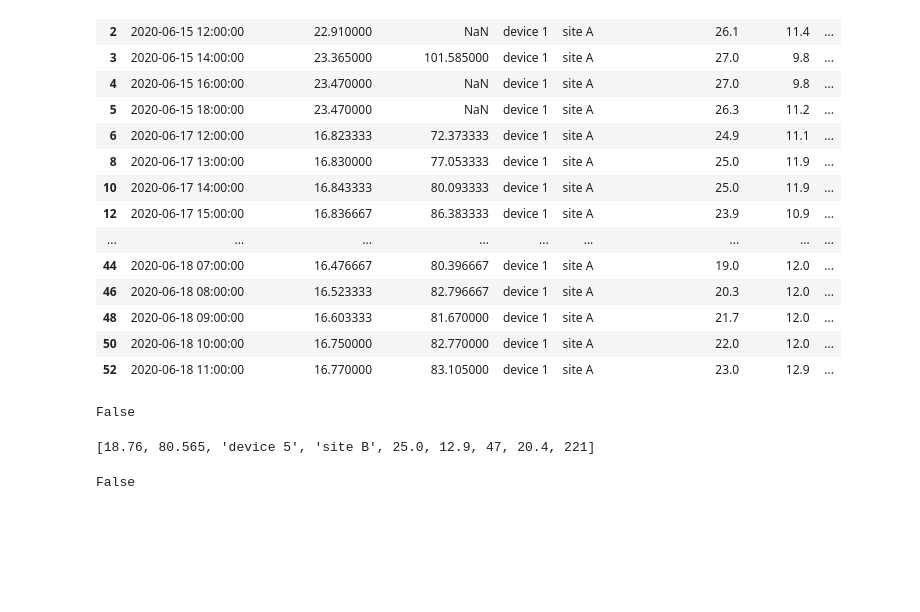
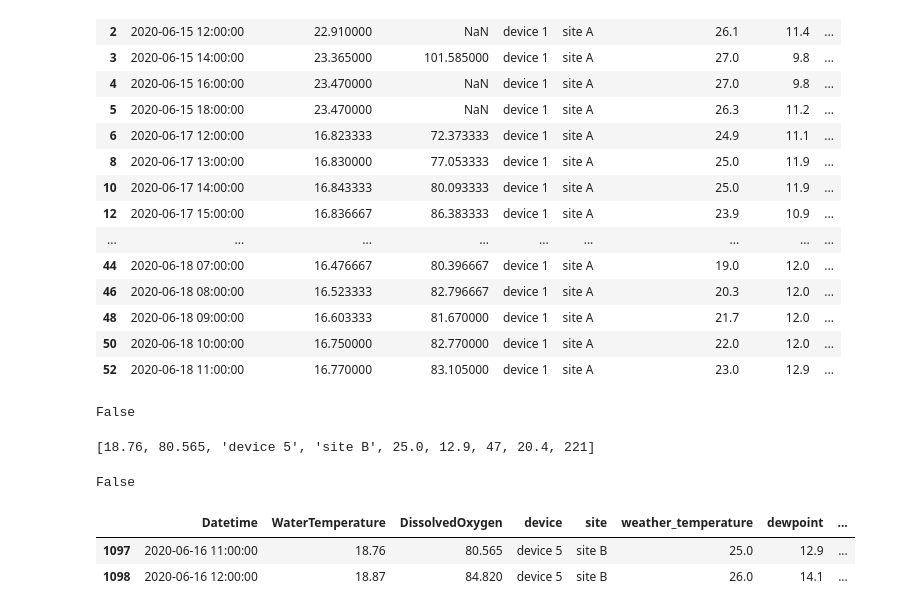
Before and after one commit to DimitriTro/data_science_bioc, a Jupyter notebook: exploration/explore_data.ipynb, the cells around one changed output. Drawn from its saved outputs; the diff is of its cells as text; code cells hidden in the pictures; blank space fills up the shorter version.

```diff
--- a/exploration/explore_data.ipynb
+++ b/exploration/explore_data.ipynb
@@ -155,3 +156,9 @@ df_sample.iloc[0].to_list()
 all(df_sample.iloc[0:5].index == 'a')
 # %% [output]
 False
+# %%
+df_sample.iloc[0:2]
+# %% [output]
+|  | Datetime | WaterTemperature | DissolvedOxygen | device | site | weather_temperature | dewpoint | ... |
+| 1097 | 2020-06-16 11:00:00 | 18.76 | 80.565 | device 5 | site B | 25.0 | 12.9 | ... |
+| 1098 | 2020-06-16 12:00:00 | 18.87 | 84.820 | device 5 | site B | 26.0 | 14.1 | ... |
```
Also changed, not shown: parts of 2 cells of this notebook, 16 other files.
